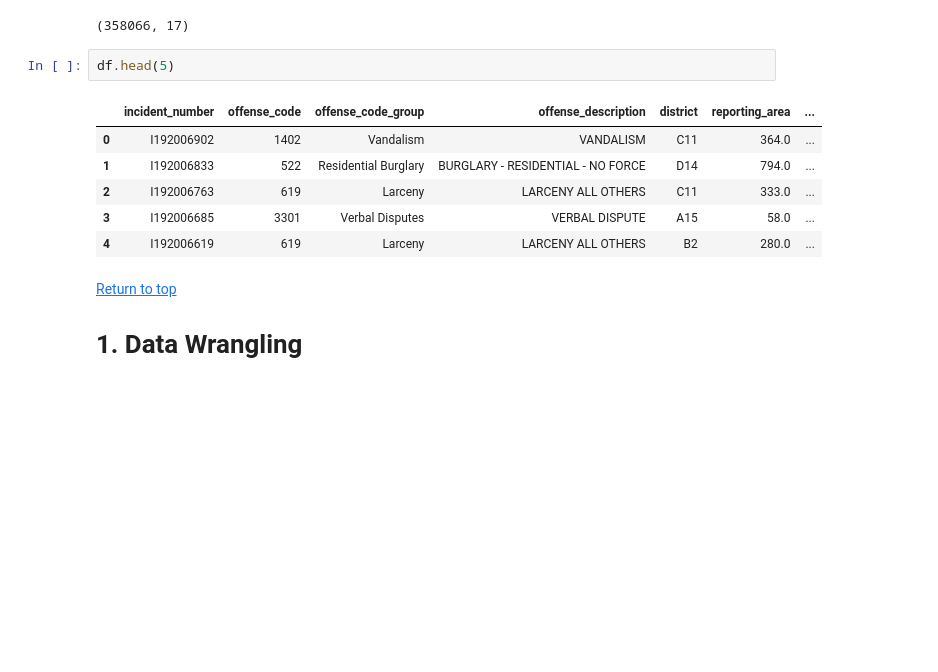
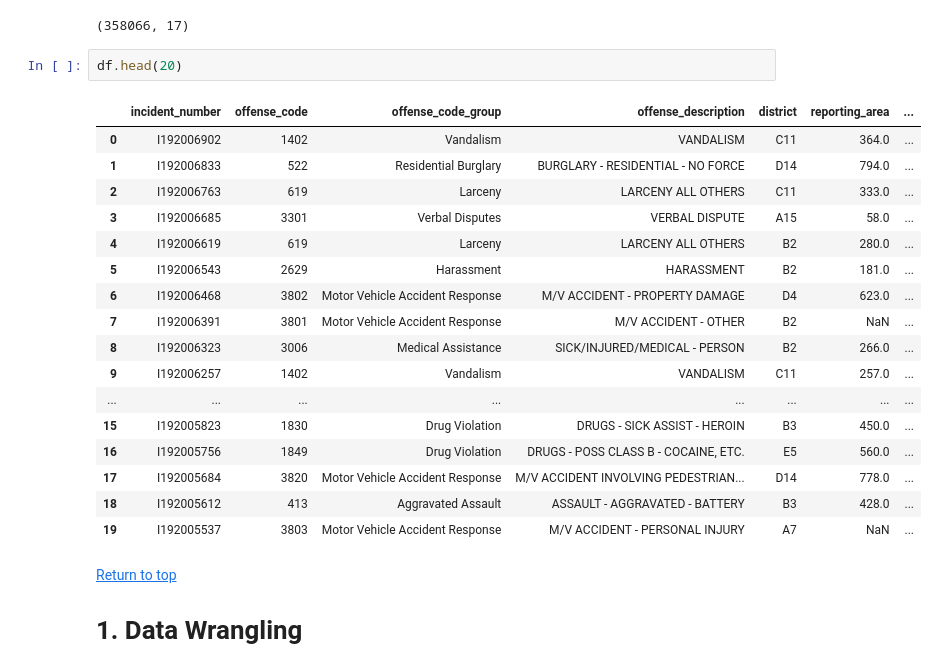
Before and after one commit to iajoiner/boston-crime, a Jupyter notebook: Boston Crime.ipynb, the cells around one changed output. Saved outputs shown, nothing was run; the diff lists cells and outputs as text; blank space fills up the shorter version.

```diff
--- a/Boston Crime.ipynb
+++ b/Boston Crime.ipynb
@@ -57,14 +64,25 @@ df.shape
 # %% [output]
 (358066, 17)
 # %%
-df.head(5)
+df.head(20)
 # %% [output]
 |  | incident_number | offense_code | offense_code_group | offense_description | district | reporting_area | ... |
 | 0 | I192006902 | 1402 | Vandalism | VANDALISM | C11 | 364.0 | ... |
 | 1 | I192006833 | 522 | Residential Burglary | BURGLARY - RESIDENTIAL - NO FORCE | D14 | 794.0 | ... |
 | 2 | I192006763 | 619 | Larceny | LARCENY ALL OTHERS | C11 | 333.0 | ... |
 | 3 | I192006685 | 3301 | Verbal Disputes | VERBAL DISPUTE | A15 | 58.0 | ... |
 | 4 | I192006619 | 619 | Larceny | LARCENY ALL OTHERS | B2 | 280.0 | ... |
+| 5 | I192006543 | 2629 | Harassment | HARASSMENT | B2 | 181.0 | ... |
+| 6 | I192006468 | 3802 | Motor Vehicle Accident Response | M/V ACCIDENT - PROPERTY DAMAGE | D4 | 623.0 | ... |
+| 7 | I192006391 | 3801 | Motor Vehicle Accident Response | M/V ACCIDENT - OTHER | B2 | NaN | ... |
+| 8 | I192006323 | 3006 | Medical Assistance | SICK/INJURED/MEDICAL - PERSON | B2 | 266.0 | ... |
+| 9 | I192006257 | 1402 | Vandalism | VANDALISM | C11 | 257.0 | ... |
+| ... | ... | ... | ... | ... | ... | ... | ... |
+| 15 | I192005823 | 1830 | Drug Violation | DRUGS - SICK ASSIST - HEROIN | B3 | 450.0 | ... |
+| 16 | I192005756 | 1849 | Drug Violation | DRUGS - POSS CLASS B - COCAINE, ETC. | E5 | 560.0 | ... |
+| 17 | I192005684 | 3820 | Motor Vehicle Accident Response | M/V ACCIDENT INVOLVING PEDESTRIAN... | D14 | 778.0 | ... |
+| 18 | I192005612 | 413 | Aggravated Assault | ASSAULT - AGGRAVATED - BATTERY | B3 | 428.0 | ... |
+| 19 | I192005537 | 3803 | Motor Vehicle Accident Response | M/V ACCIDENT - PERSONAL INJURY | A7 | NaN | ... |
 # %% [markdown]
 <a id = 'data_wrangling'></a>
 [Return to top](#top)
```
Also changed, not shown: parts of 58 cells of this notebook.
